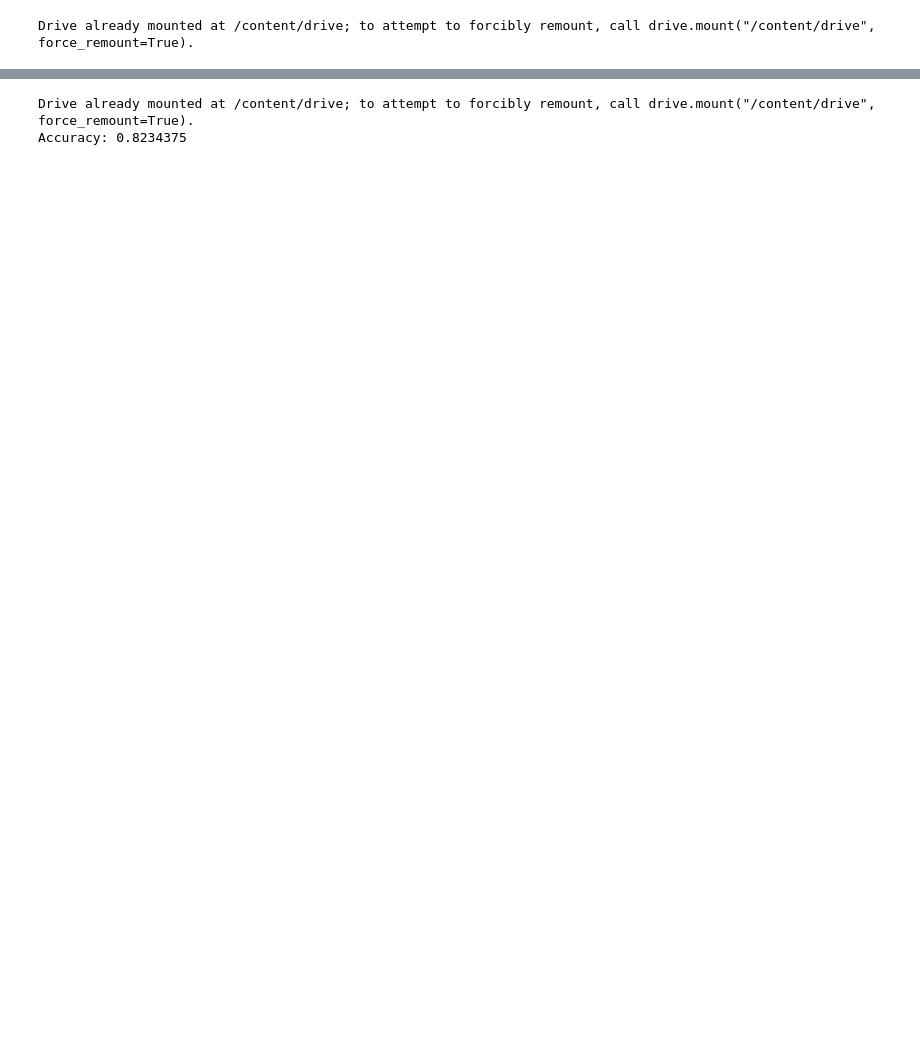
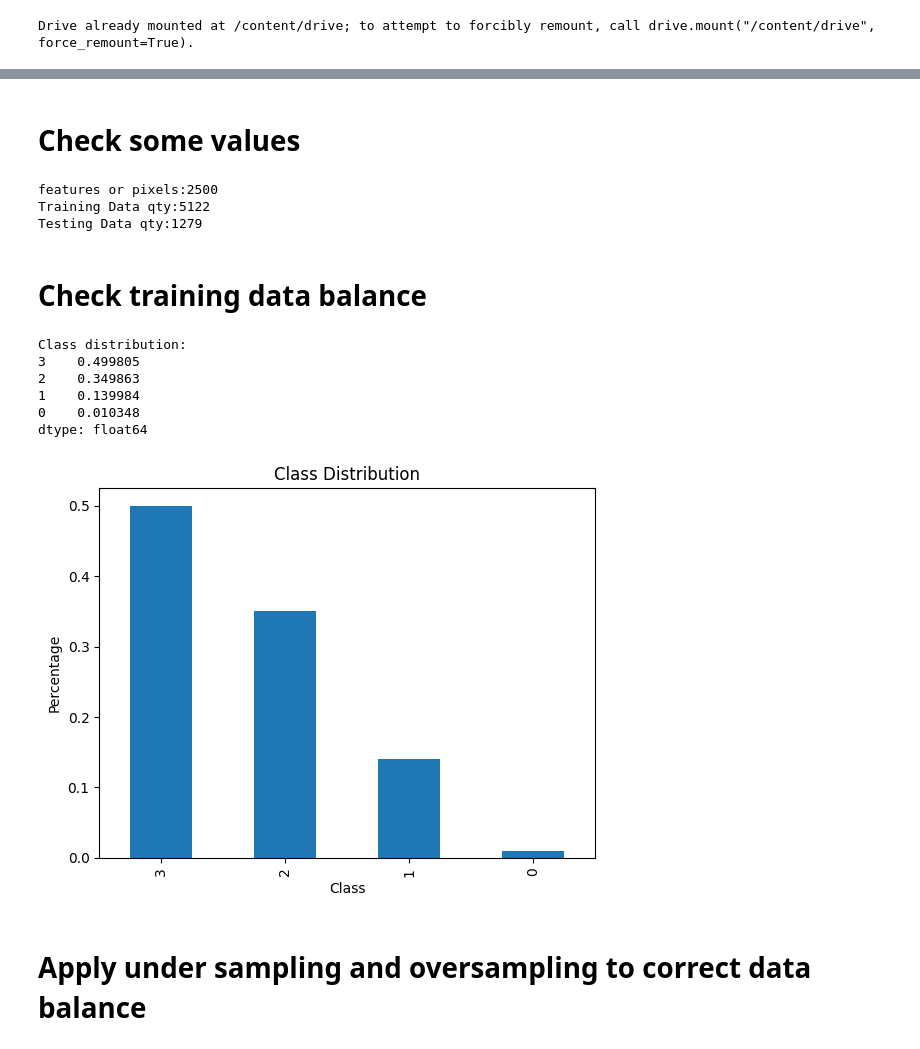
Before and after one commit to sarahayek98/Alzheimer-detection-using-3-machine-learning-algorithms-, a Jupyter notebook: KNN.ipynb, the cells around one changed output, grey strips where cells are left out. Cells and saved outputs as stored; diff of their text form; code cells hidden in the pictures; blank space fills up the shorter version.

```diff
--- a/KNN.ipynb
+++ b/KNN.ipynb
@@ -27,36 +55,25 @@ Requirement already satisfied: numpy>=1.21.2 in /usr/local/lib/python3.10/dist-p
 # %%
-from sklearn.model_selection import train_test_split
-from sklearn.neighbors import KNeighborsClassifier
-import cv2
-import numpy as np
-import os
-
-# Mount Google Drive to access uploaded files
-from google.colab import drive
-drive.mount('/content/drive')
-
+data1 = []
+labels1 = []
 root_folder = '/content/drive/MyDrive/Colab Notebooks/Alzheimer Dataset/train'  # Modify this path based on your dataset location
-
-data = []
-labels = []
-
 for label, folder_name in enumerate(os.listdir(root_folder)):
     folder_path = os.path.join(root_folder, folder_name)
     for file_name in os.listdir(folder_path):
         img_path = os.path.join(folder_path, file_name)
         img = cv2.imread(img_path, cv2.IMREAD_GRAYSCALE)
         img = cv2.resize(img, (50, 50))  # Resize the image to a consistent size
-        data.append(img.flatten())
-        labels.append(label)
+        data1.append(img.flatten())
+        labels1.append(label)
 
-X_train = np.array(data)
-y_train = np.array(labels)
+X_train = np.array(data1)
+y_train = np.array(labels1)
 
 # Split the data into training and testing sets
 #X_train, X_test, y_train, y_test = train_test_split(data, labels, test_size=0.2, random_state=42)
 
-root_folder = '/content/drive/MyDrive/Colab Notebooks/Alzheimer Dataset/test'
-
+data = []
+labels = []
+root_folder = '/content/drive/MyDrive/Colab Notebooks/Alzheimer Dataset/test'  # Modify this path based on your dataset location
 for label, folder_name in enumerate(os.listdir(root_folder)):
     folder_path = os.path.join(root_folder, folder_name)
     for file_name in os.listdir(folder_path):
@@ -68,14 +85,37 @@ for label, folder_name in enumerate(os.listdir(root_folder)):
 
 X_test = np.array(data)
 y_test = np.array(labels)
-
-# Train the KNN model
-knn = KNeighborsClassifier(n_neighbors=3)
-knn.fit(X_train, y_train)
-
-# Evaluate the model
-accuracy = knn.score(X_test, y_test)
-print(f"Accuracy: {accuracy}")
-# %% [output]
-Drive already mounted at /content/drive; to attempt to forcibly remount, call drive.mount("/content/drive", force_remount=True).
-Accuracy: 0.8234375
+# %% [markdown]
+# Check some values
+# %%
+print('features or pixels:'+str(data[1].size))
+print('Training Data qty:'+str(y_train.size))
+print('Testing Data qty:'+str(y_test.size))
+# %% [output]
+features or pixels:2500
+Training Data qty:5122
+Testing Data qty:1279
+# %% [markdown]
+# Check training data balance
+# %%
+class_distribution = pd.Series(y_train).value_counts(normalize=True)
+
+print("Class distribution:")
+print(class_distribution)
+# %% [output]
+Class distribution:
+3    0.499805
+2    0.349863
+1    0.139984
+0    0.010348
+dtype: float64
+# %%
+class_distribution.plot(kind='bar')
+plt.title('Class Distribution')
+plt.xlabel('Class')
+plt.ylabel('Percentage')
+plt.show()
+# %% [output]
+[figure, added]
+# %% [markdown]
+# Apply under sampling and oversampling to correct data balance
```
Also changed, not shown: parts of 27 cells of this notebook.
